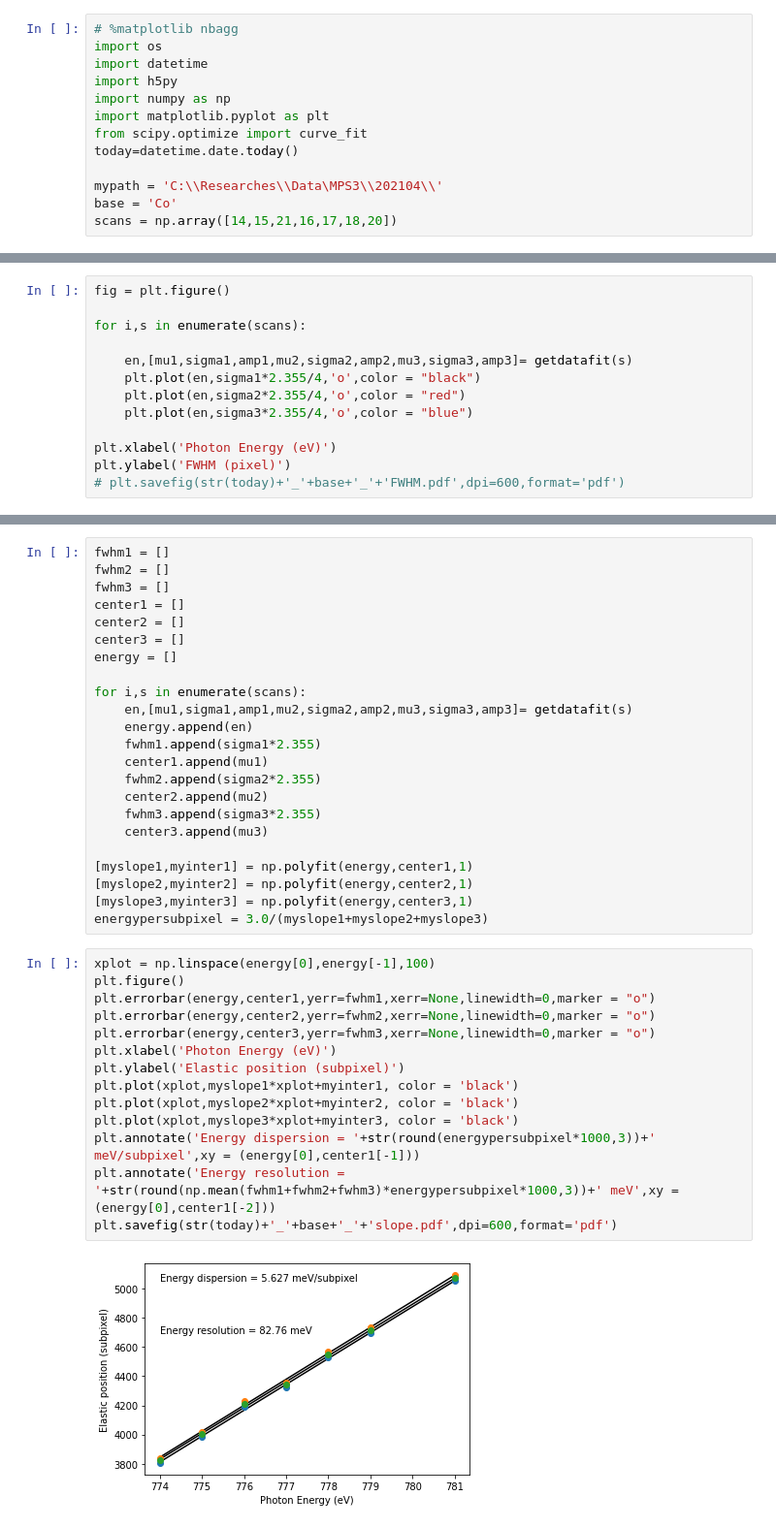
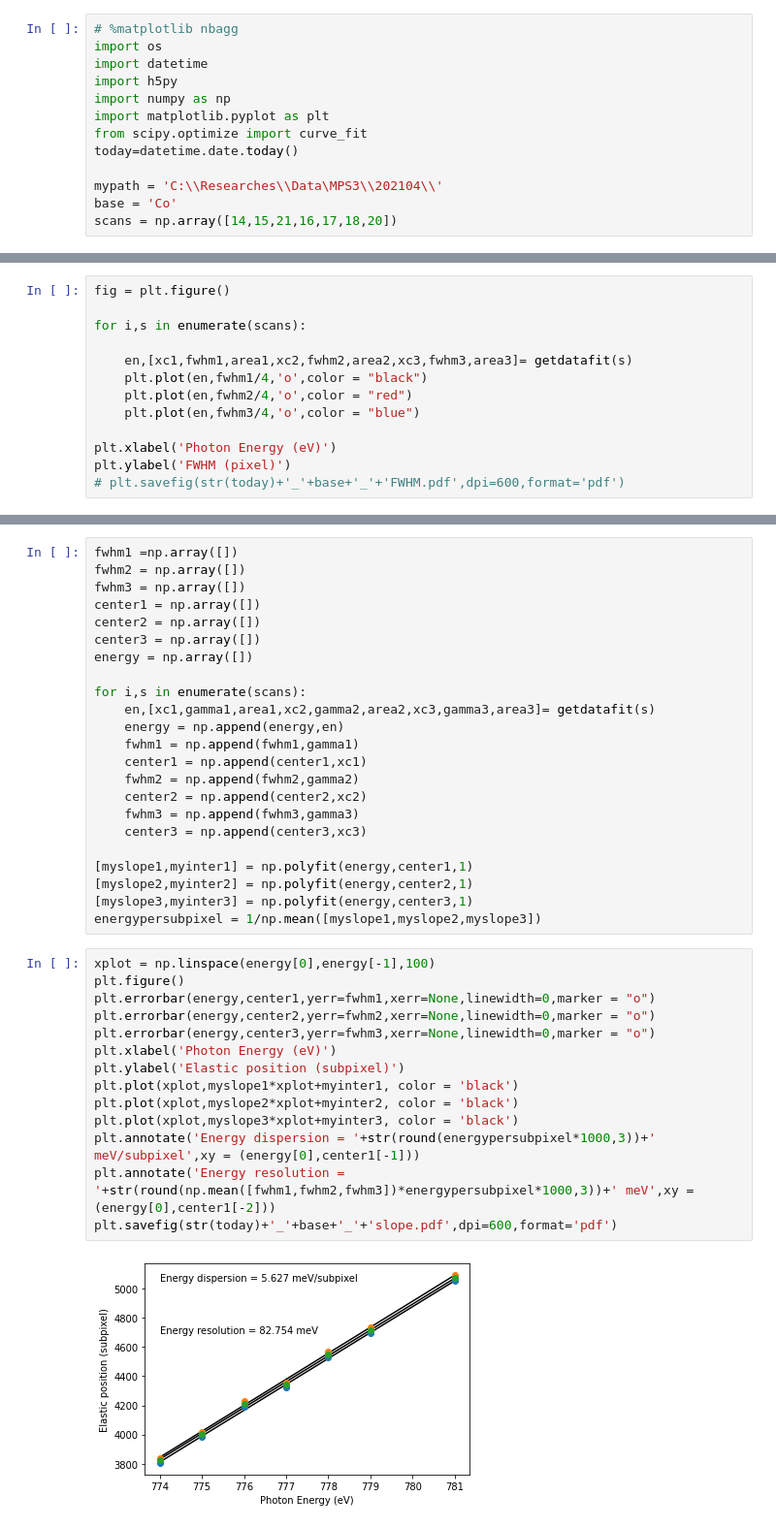
Before and after one commit to Coolphy/ADRESS_RIXS, a Jupyter notebook: EnergyDrift.ipynb, the cells around one changed output, grey strips where cells are left out. Shown at 97% size. Drawn from its saved outputs; the diff is of its cells as text.

```diff
--- a/EnergyDrift.ipynb
+++ b/EnergyDrift.ipynb
@@ -86,10 +87,10 @@ fig = plt.figure()
 
 for i,s in enumerate(scans):
 
-    en,[mu1,sigma1,amp1,mu2,sigma2,amp2,mu3,sigma3,amp3]= getdatafit(s)
-    plt.plot(en,sigma1*2.355/4,'o',color = "black")
-    plt.plot(en,sigma2*2.355/4,'o',color = "red")
-    plt.plot(en,sigma3*2.355/4,'o',color = "blue")
+    en,[xc1,fwhm1,area1,xc2,fwhm2,area2,xc3,fwhm3,area3]= getdatafit(s)
+    plt.plot(en,fwhm1/4,'o',color = "black")
+    plt.plot(en,fwhm2/4,'o',color = "red")
+    plt.plot(en,fwhm3/4,'o',color = "blue")
 
 plt.xlabel('Photon Energy (eV)')
 plt.ylabel('FWHM (pixel)')
@@ -98,43 +100,43 @@ plt.ylabel('FWHM (pixel)')
 [figure]
 # %%
-fwhm1 = []
-fwhm2 = []
-fwhm3 = []
-center1 = []
-center2 = []
-center3 = []
-energy = []
+fwhm1 =np.array([])
+fwhm2 = np.array([])
+fwhm3 = np.array([])
+center1 = np.array([])
+center2 = np.array([])
+center3 = np.array([])
+energy = np.array([])
 
 for i,s in enumerate(scans):
-    en,[mu1,sigma1,amp1,mu2,sigma2,amp2,mu3,sigma3,amp3]= getdatafit(s)
-    energy.append(en)
-    fwhm1.append(sigma1*2.355)
-    center1.append(mu1)
-    fwhm2.append(sigma2*2.355)
-    center2.append(mu2)
-    fwhm3.append(sigma3*2.355)
-    center3.append(mu3)
+    en,[xc1,gamma1,area1,xc2,gamma2,area2,xc3,gamma3,area3]= getdatafit(s)
+    energy = np.append(energy,en)
+    fwhm1 = np.append(fwhm1,gamma1)
+    center1 = np.append(center1,xc1)
+    fwhm2 = np.append(fwhm2,gamma2)
+    center2 = np.append(center2,xc2)
+    fwhm3 = np.append(fwhm3,gamma3)
+    center3 = np.append(center3,xc3)
 
 [myslope1,myinter1] = np.polyfit(energy,center1,1)
 [myslope2,myinter2] = np.polyfit(energy,center2,1)
 [myslope3,myinter3] = np.polyfit(energy,center3,1)
-energypersubpixel = 3.0/(myslope1+myslope2+myslope3)
+energypersubpixel = 1/np.mean([myslope1,myslope2,myslope3])
 # %%
 xplot = np.linspace(energy[0],energy[-1],100)
 plt.figure()
 plt.errorbar(energy,center1,yerr=fwhm1,xerr=None,linewidth=0,marker = "o")
 plt.errorbar(energy,center2,yerr=fwhm2,xerr=None,linewidth=0,marker = "o")
 plt.errorbar(energy,center3,yerr=fwhm3,xerr=None,linewidth=0,marker = "o")
 plt.xlabel('Photon Energy (eV)')
 plt.ylabel('Elastic position (subpixel)')
 plt.plot(xplot,myslope1*xplot+myinter1, color = 'black')
 plt.plot(xplot,myslope2*xplot+myinter2, color = 'black')
 plt.plot(xplot,myslope3*xplot+myinter3, color = 'black')
 plt.annotate('Energy dispersion = '+str(round(energypersubpixel*1000,3))+' meV/subpixel',xy = (energy[0],center1[-1]))
-plt.annotate('Energy resolution = '+str(round(np.mean(fwhm1+fwhm2+fwhm3)*energypersubpixel*1000,3))+' meV',xy = (energy[0],center1[-2]))
+plt.annotate('Energy resolution = '+str(round(np.mean([fwhm1,fwhm2,fwhm3])*energypersubpixel*1000,3))+' meV',xy = (energy[0],center1[-2]))
 plt.savefig(str(today)+'_'+base+'_'+'slope.pdf',dpi=600,format='pdf')
 # %% [output]
-[figure, old version]
+[figure, new version]
 # %%
 print('Energy dispersion = '+str(round(energypersubpixel*1000,3))+' meV/subpixel')
 print('Energy resolution = '+str(round(np.mean(fwhm1+fwhm2+fwhm3)*energypersubpixel*1000,3))+' meV')
```
Also changed, not shown: parts of 4 cells of this notebook, 2 other files.
